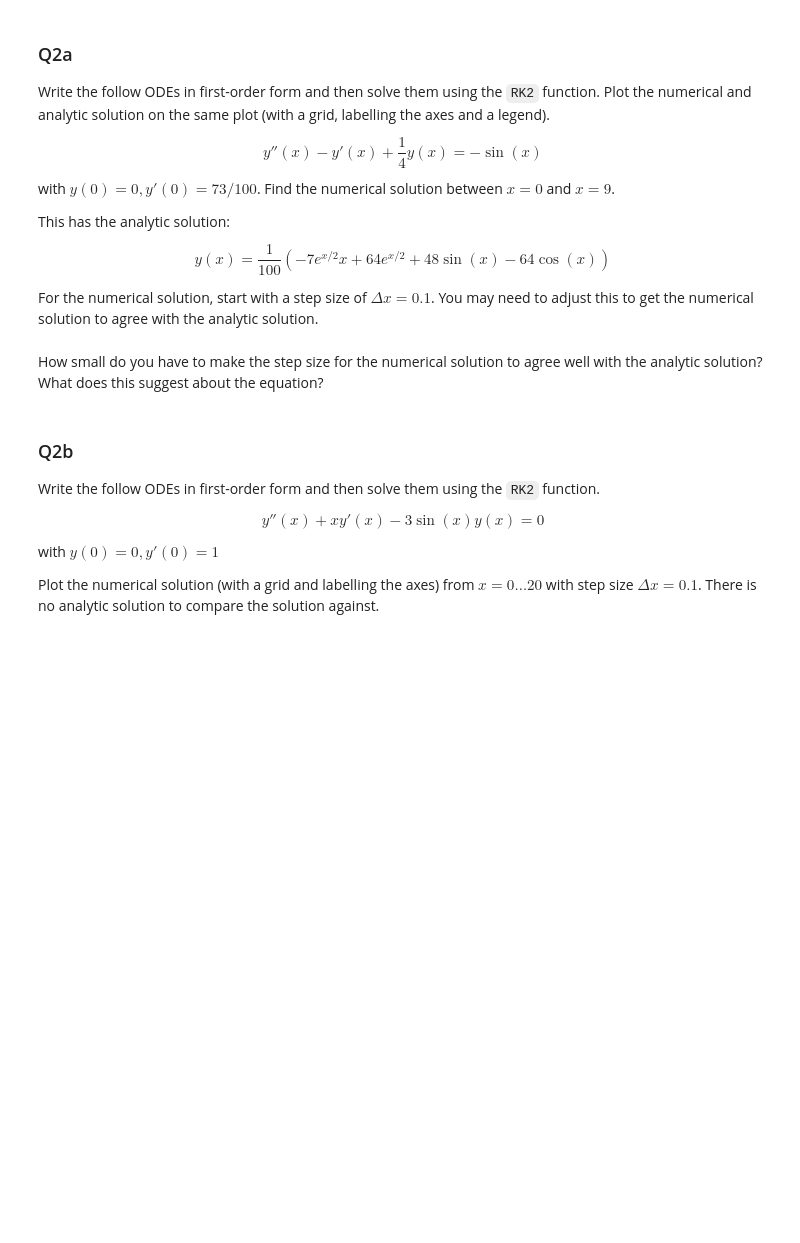
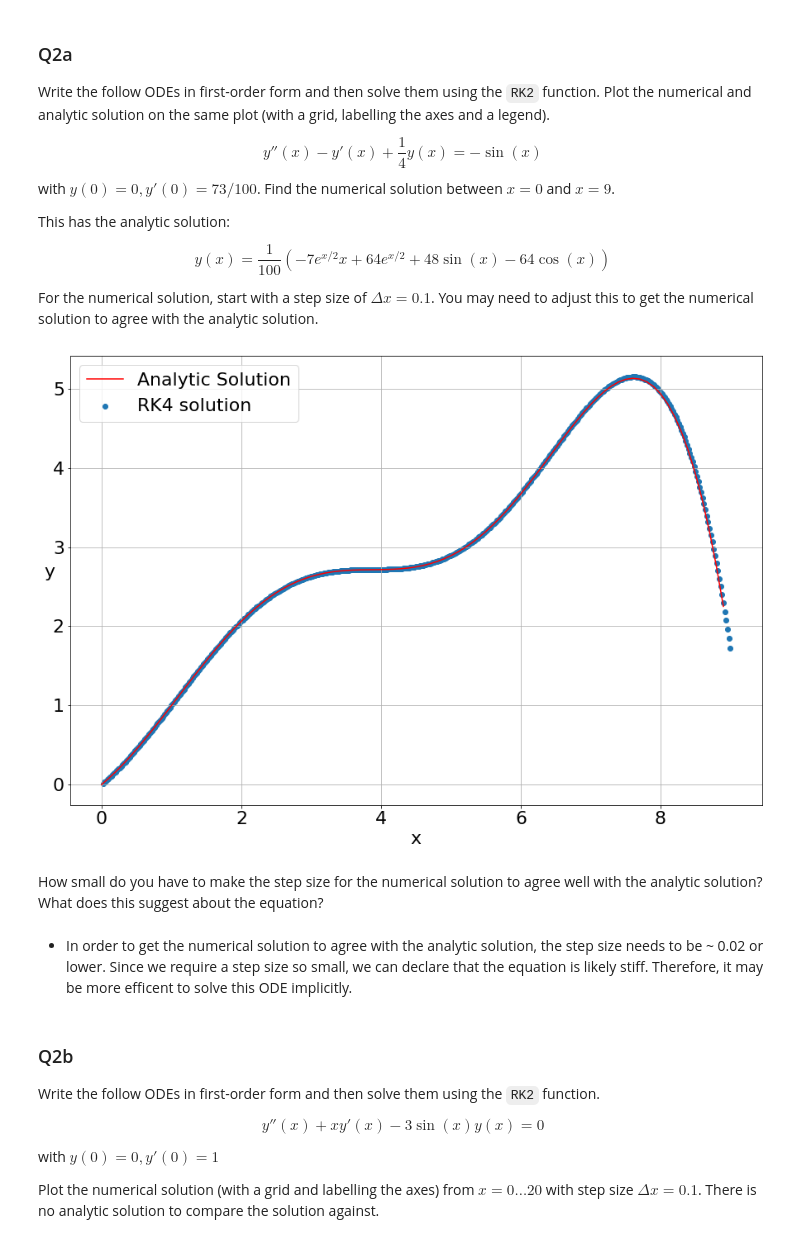
Before and after one commit to Conor-O-Mahony/ACM20030-Assignments, a Jupyter notebook: Assignment 3/Assignment-3.ipynb, the cells around one changed output. Cells and saved outputs as stored; diff of their text form; code cells hidden in the pictures; blank space fills up the shorter version.

```diff
--- a/Assignment 3/Assignment-3.ipynb
+++ b/Assignment 3/Assignment-3.ipynb
@@ -190,8 +190,31 @@ y(x) = \frac{1}{100} \left(-7 e^{x/2} x+64 e^{x/2}+48 \sin (x)-64 \cos (x)\right
 $$
 
 For the numerical solution, start with a step size of $\Delta x = 0.1$. You may need to adjust this to get the numerical solution to agree with the analytic solution.
+# %%
+def f(x,y):
+    f0=y[1]
+    f1=y[1]-(1/4)*y[0]-np.sin(x)
+    return np.array([f0,f1])
+
+sol=RK2(f, 0.02, 0, [0,0.73], 450)
+
+def y(x):
+    return (1/100)*(-7*np.exp(x/2)*x+64*np.exp(x/2)+48*np.sin(x)-64*np.cos(x))
+
+x=np.arange(0,9,0.1)
+
+plt.scatter(sol[:,0],sol[:,1], label='RK4 solution')
+plt.plot(x,y(x), label='Analytic Solution', c='r')
+plt.xlabel('x')
+plt.ylabel('y', rotation=0)
+plt.grid()
+plt.legend();
+# %% [output]
+[figure, added]
 # %% [markdown]
 How small do you have to make the step size for the numerical solution to agree well with the analytic solution? What does this suggest about the equation?
+# %% [markdown]
+- In order to get the numerical solution to agree with the analytic solution, the step size needs to be ~ 0.02 or lower. Since we require a step size so small, we can declare that the equation is likely stiff. Therefore, it may be more efficent to solve this ODE implicitly.
 # %% [markdown]
 ### Q2b
 
```
Also changed, not shown: parts of 1 cell of this notebook.
